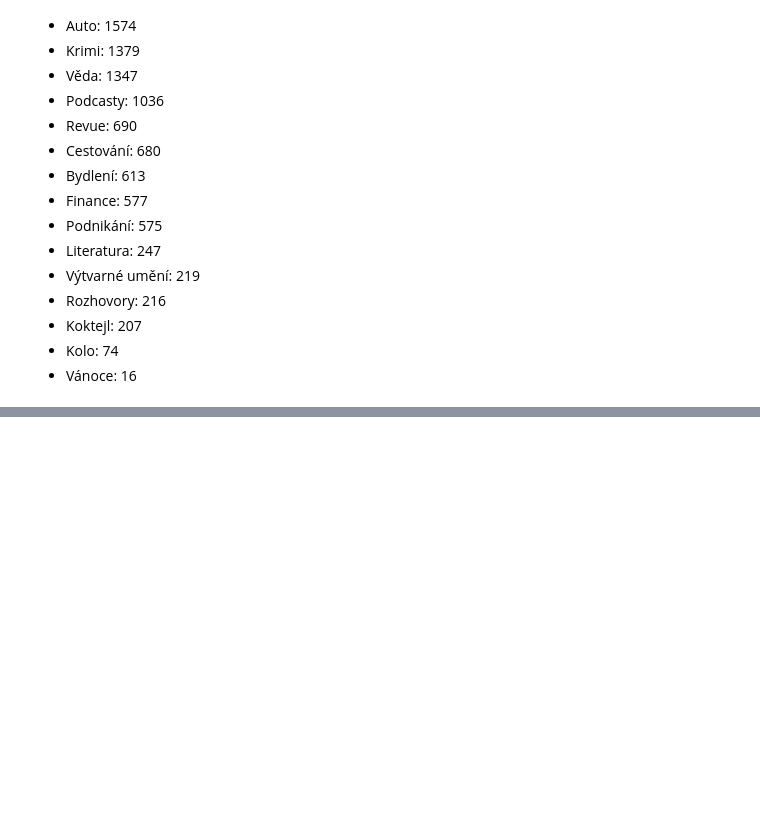
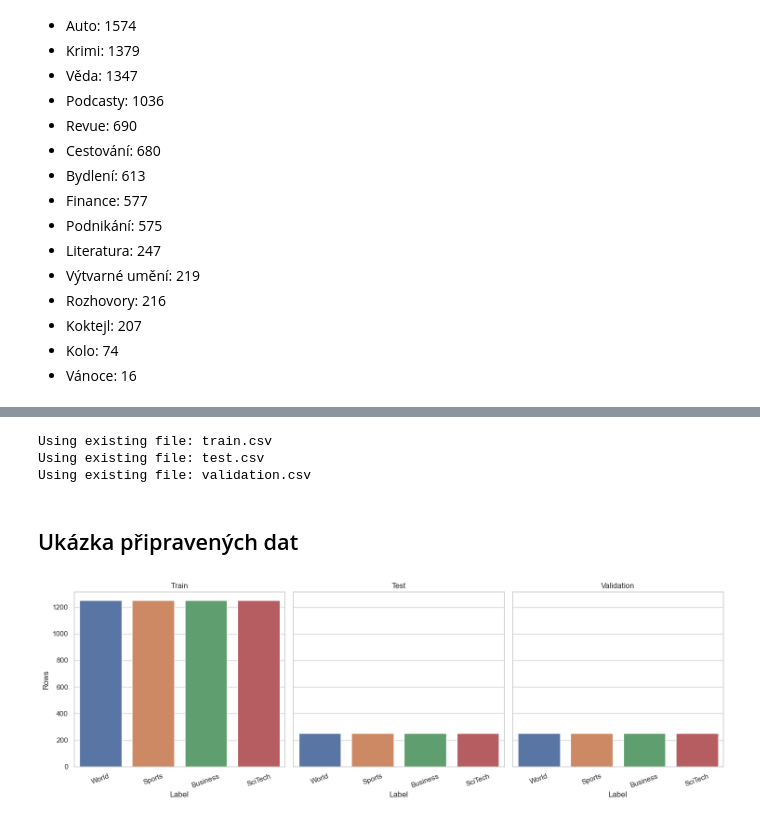
Before and after one commit to matesssaks/SemanticClassification, a Jupyter notebook: SemanticClassification.ipynb, the cells around one changed output, grey strips where cells are left out. Cells and saved outputs as stored; diff of their text form; code cells hidden in the pictures; blank space fills up the shorter version.

Commit message:
Update requirements and enhance dataset preparation logic

```diff
--- a/SemanticClassification.ipynb
+++ b/SemanticClassification.ipynb
@@ -174,0 +95,13 @@ Split: validation (rows: 144836)
+# %%
+from __future__ import annotations
+
+from pathlib import Path
+from typing import Final, Literal, TypeAlias
+
+import matplotlib.pyplot as plt
+import numpy as np
+import pandas as pd
+import seaborn as sns
+from datasets import Dataset, concatenate_datasets, load_dataset
+
+sns.set_theme(style="whitegrid")
@@ -174,0 +127,14 @@ Split: validation (rows: 144836)
+# %%
+DATASET_NAME: Final[str] = "hynky/czech_news_dataset_v2"
+RANDOM_SEED: Final[int] = 42
+
+Label: TypeAlias = Literal["World", "Sports", "Business", "SciTech"]
+LABELS: Final[list[Label]] = ["World", "Sports", "Business", "SciTech"]
+
+SOURCE_TO_TARGET: Final[dict[str, Label]] = {
+    "Zahraniční": "World",
+    "Sport": "Sports",
+    "Byznys": "Business",
+    "Věda": "SciTech",
+    "Technologie": "SciTech",
+}
@@ -174,0 +235,25 @@ Split: validation (rows: 144836)
+# %%
+train = prepare_dataset("train", 1250)
+test = prepare_dataset("test", 250)
+validation = prepare_dataset("validation", 250)
+# %% [output]
+Using existing file: train.csv
+Using existing file: test.csv
+Using existing file: validation.csv
+# %% [markdown]
+## Ukázka připravených dat
+# %%
+figure, axes = plt.subplots(1, 3, figsize=(15, 5), sharey=True)
+
+for axis, data, title in zip(axes, [train, test, validation], ["Train", "Test", "Validation"]):
+    counts = data["label"].value_counts().reindex(LABELS, fill_value=0)
+    sns.barplot(x=counts.index, y=counts.values, ax=axis, hue=counts.index, palette="deep", legend=False)
+    axis.set_title(title)
+    axis.set_xlabel("Label")
+    axis.set_ylabel("Rows")
+    axis.tick_params(axis="x", rotation=20)
+
+plt.tight_layout()
+plt.show()
+# %% [output]
+[figure, added]
```
Also changed, not shown: parts of 7 cells of this notebook, 2 other files.
